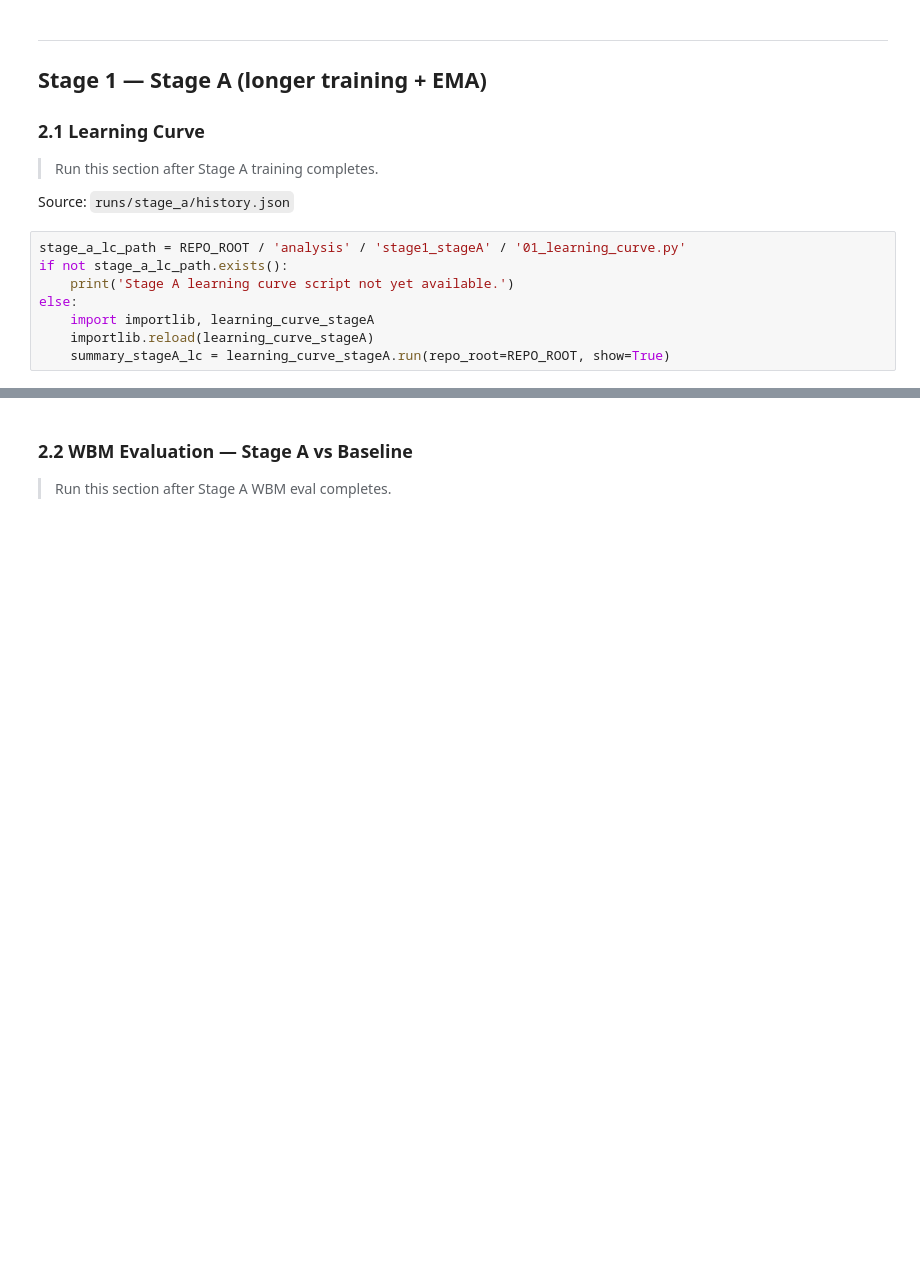
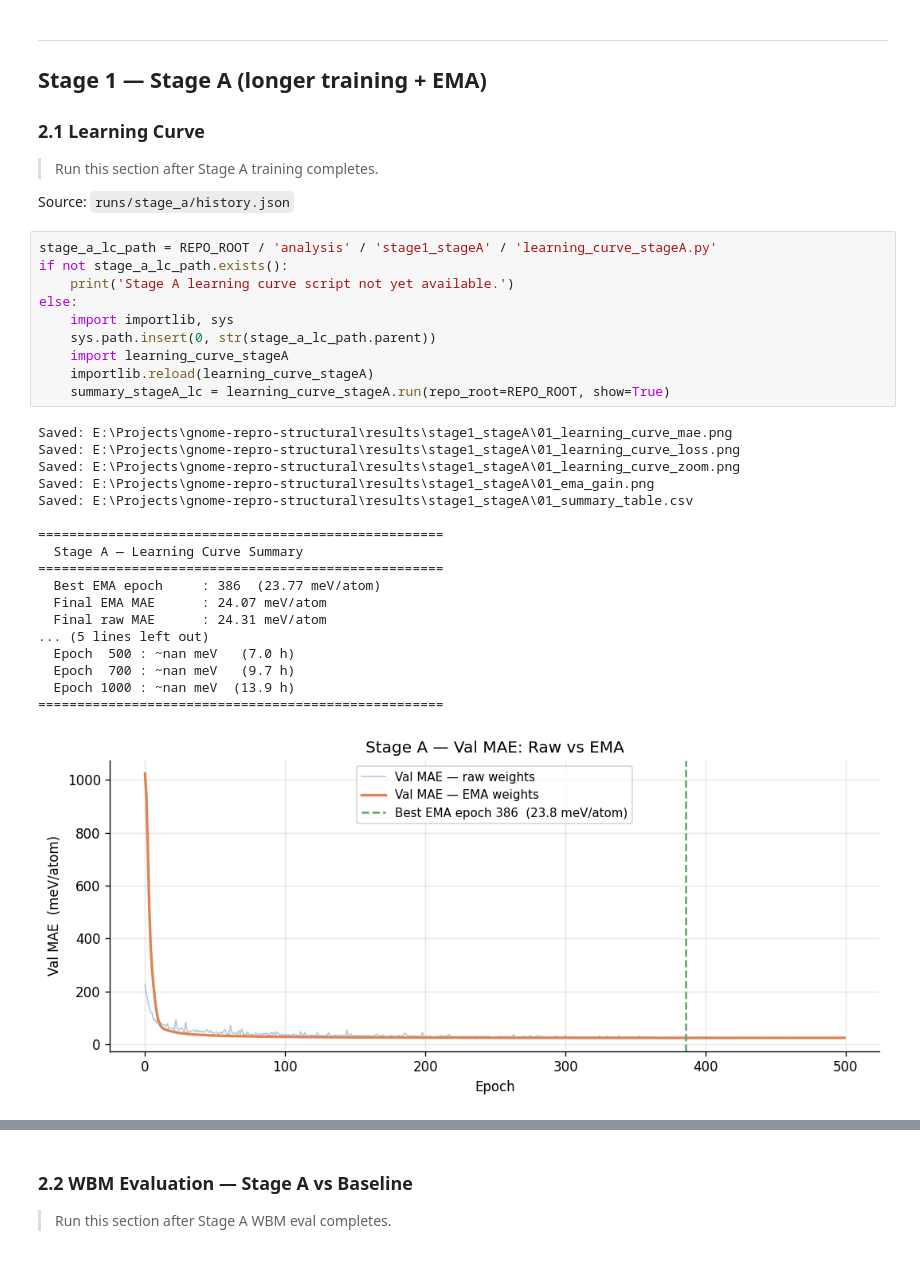
Before and after one commit to submerged-in-matrix/gnome-repro-structural, a Jupyter notebook: notebooks/analysis_gnome_struct.ipynb, the cells around one changed output, grey strips where cells are left out. Drawn from its saved outputs; the diff is of its cells as text; blank space fills up the shorter version.

Commit message:
analysis done stage1a

```diff
--- a/notebooks/analysis_gnome_struct.ipynb
+++ b/notebooks/analysis_gnome_struct.ipynb
@@ -167,10 +167,31 @@ if 'summary_ablations' in dir():
 
 Source: `runs/stage_a/history.json`
 # %%
-stage_a_lc_path = REPO_ROOT / 'analysis' / 'stage1_stageA' / '01_learning_curve.py'
+stage_a_lc_path = REPO_ROOT / 'analysis' / 'stage1_stageA' / 'learning_curve_stageA.py'
 if not stage_a_lc_path.exists():
     print('Stage A learning curve script not yet available.')
 else:
-    import importlib, learning_curve_stageA
+    import importlib, sys
+    sys.path.insert(0, str(stage_a_lc_path.parent))
+    import learning_curve_stageA
     importlib.reload(learning_curve_stageA)
     summary_stageA_lc = learning_curve_stageA.run(repo_root=REPO_ROOT, show=True)
+# %% [output]
+Saved: E:\Projects\gnome-repro-structural\results\stage1_stageA\01_learning_curve_mae.png
+Saved: E:\Projects\gnome-repro-structural\results\stage1_stageA\01_learning_curve_loss.png
+Saved: E:\Projects\gnome-repro-structural\results\stage1_stageA\01_learning_curve_zoom.png
+Saved: E:\Projects\gnome-repro-structural\results\stage1_stageA\01_ema_gain.png
+Saved: E:\Projects\gnome-repro-structural\results\stage1_stageA\01_summary_table.csv
+
+====================================================
+  Stage A — Learning Curve Summary
+====================================================
+  Best EMA epoch     : 386  (23.77 meV/atom)
+  Final EMA MAE      : 24.07 meV/atom
+  Final raw MAE      : 24.31 meV/atom
+... (5 lines left out)
+  Epoch  500 : ~nan meV   (7.0 h)
+  Epoch  700 : ~nan meV   (9.7 h)
+  Epoch 1000 : ~nan meV  (13.9 h)
+====================================================
+[figure, added]
```
Also changed, not shown: parts of 2 cells of this notebook.
